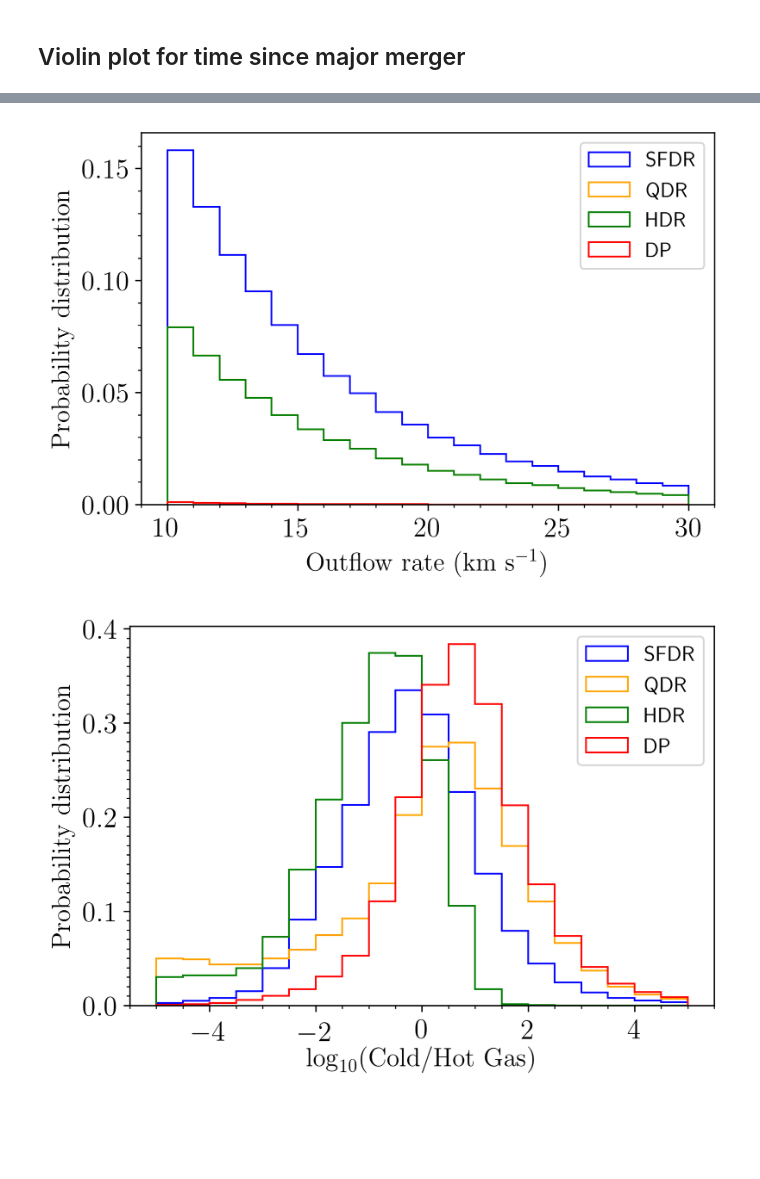
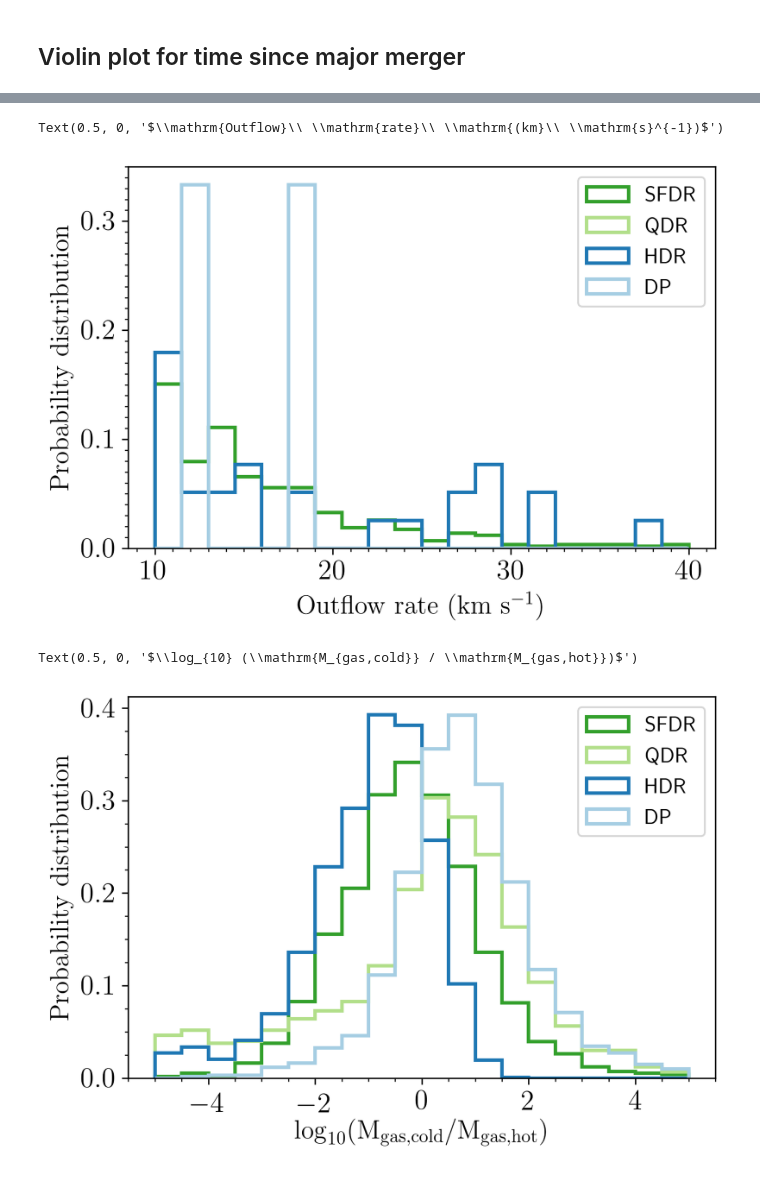
Before and after one commit to darrencroton/sage, a Jupyter notebook: analysis/dust-result.ipynb, the cells around one changed output, grey strips where cells are left out. Cells and saved outputs as stored; diff of their text form; code cells hidden in the pictures; blank space fills up the shorter version.

Commit message:
edit plot style

```diff
--- a/analysis/dust-result.ipynb
+++ b/analysis/dust-result.ipynb
@@ -24,8 +24,8 @@ BoxSize = ((500**3) * (512/512))**(1/3)
 dilute = 5000
 sSFRcut = -11.0
 # %%
-directory = '../../output/test-bulge3/'
-#directory = '../src/auxdata/trees/play2/'
+#directory = '../../output/test-bulge3/'
+directory = '../src/auxdata/trees/play2/'
 #directory1 = '../../output/no-destruct/'
 filename = 'model'
 #redshift = [127.000, 79.998, 50.000, 30.000, 19.916, 18.244, 16.725, 15.343, 14.086, 12.941, 11.897, 10.944, 10.073, 9.278, 8.550, 7.883, 7.272, 6.712, 6.197, 5.724, 5.289, 4.888, 4.520, 4.179, 3.866, 3.576, 3.308, 3.060, 2.831, 2.619, 2.422, 2.239, 2.070, 1.913, 1.766, 1.630, 1.504, 1.386, 1.276, 1.173, 1.078, 0.989, 0.905, 0.828, 0.755, 0.687, 0.624, 0.564, 0.509, 0.457, 0.408, 0.362, 0.320, 0.280, 0.242, 0.208, 0.175, 0.144, 0.116, 0.089, 0.064, 0.041, 0.020, 0.000]
@@ -38,7 +38,7 @@ redshift = [0.000, 1.386, 2.070, 3.060, 4.179, 5.289, 6.197, 7.272] #millennium
 #redshift = [0.000]
 #redshift = [0.000, 1.321, 2.028, 3.037, 4.038, 5.150, 6.022, 7.026] #MDPL
 firstfile = 0
-lastfile = 511
+lastfile = 7
 MaxTreeFiles = lastfile - firstfile + 1
 #print(lbtime)
 # %%
@@ -6958,7 +7017,8 @@ savefig('plots/TimeOfLastMajorMerger-testbulge3.png', bbox_inches='tight')
 # %%
 ax = plt.subplot(111)
 
-w = np.where(G_history[0].StellarMass > 0)[0]
+w = np.where((G_history[0].StellarMass * 1.e10 / Hubble_h > 1.e9) &
+             (G_history[0].ColdGas * 1.e10 / Hubble_h > 1.e8))[0]
 stellarmass = G_history[0].StellarMass[w] * 1.e10 / Hubble_h
 allcolddust = G_history[0].ColdDust[w] * 1.e10 / Hubble_h
 allhotdust = G_history[0].HotDust[w] * 1.e10 / Hubble_h
@@ -6972,42 +7032,48 @@ hotdust = allhotdust[w]/stellarmass[w]
 sfr = allsfr[w]
 rate = allrate[w]
 
 #SFDR
 w = np.where((colddust > 1e-4) & (sfr > -1))[0]
 rate_a = rate[w]
 
 #QDR
 w = np.where((colddust > 1e-4) & (sfr < -1))[0]
 rate_b = rate[w]
 
 #HDR
-w = np.where((colddust > 1e-4) & (hotdust > 1e-4))[0]
+w = np.where((colddust < 1e-4) & (hotdust > 1e-4))[0]
 rate_c = rate[w]
 
 #DP
-w = np.where((colddust > 1e-4) & (hotdust < 1e-4))[0]
+w = np.where((colddust < 1e-4) & (hotdust < 1e-4))[0]
 rate_d = rate[w]
 
 nbins = 20
 outflowrate = [rate_d, rate_c, rate_b, rate_a]
 labels = ['DP', 'HDR', 'QDR', 'SFDR']
-colors = ['red', 'green', 'orange', 'blue']
-plt.hist(outflowrate, nbins, range=(10,30), density=True, histtype='step', stacked=True, color=colors, label=labels)
+colors = ['#a6cee3', '#1f78b4', '#b2df8a','#33a02c']
+plt.hist(outflowrate, nbins, range=(10,40), density=True, histtype='step', color=colors, lw=2, label=labels)
 plt.legend(loc=0)
 
 # Set the x and y axis minor ticks
 ax.xaxis.set_minor_locator(plt.MultipleLocator(1))
 ax.yaxis.set_minor_locator(plt.MultipleLocator(0.01))
 
 plt.ylabel(r'$\mathrm{Probability}\ \mathrm{distribution}$', fontsize=15)
 plt.xlabel(r'$\mathrm{Outflow}\ \mathrm{rate}\ \mathrm{(km}\ \mathrm{s}^{-1})$', fontsize=15)
 
-plt.savefig('plots/outflowrate-testbulge3.png', bbox_inches='tight')
+#plt.savefig('plots/outflowrate-testbulge3.png', bbox_inches='tight')
 # %% [output]
+Text(0.5, 0, '$\\mathrm{Outflow}\\ \\mathrm{rate}\\ \\mathrm{(km}\\ \\mathrm{s}^{-1})$')
-[figure, old version]
+[figure, new version]
 # %%
 ax = plt.subplot(111)
-w = np.where((G_history[0].HotGas > 0) & (G_history[0].ColdGas > 0))[0]
+#w = np.where((G_history[0].HotGas > 0) & (G_history[0].ColdGas > 0))[0]
+
+w = np.where((G_history[0].StellarMass * 1.e10 / Hubble_h > 1.e9) &
+             (G_history[0].ColdGas * 1.e10 / Hubble_h > 1.e8) &
+            (G_history[0].HotGas > 0))[0]
+
 stellarmass = G_history[0].StellarMass[w] * 1.e10 / Hubble_h
 allcolddust = G_history[0].ColdDust[w] * 1.e10 / Hubble_h
 allhotdust = G_history[0].HotDust[w] * 1.e10 / Hubble_h
@@ -7043,20 +7109,21 @@ frac_d = frac[w]
 nbins = 20
 fraction = [frac_d, frac_c, frac_b, frac_a]
 labels = ['DP', 'HDR', 'QDR', 'SFDR']
-colors = ['red', 'green', 'orange', 'blue']
-plt.hist(fraction, nbins, range=(-5,5), density=True, histtype='step', color=colors, label=labels)
+colors = ['#a6cee3', '#1f78b4', '#b2df8a','#33a02c']
+plt.hist(fraction, nbins, range=(-5,5), density=True, histtype='step',color=colors, lw=2.,label=labels)
 plt.legend(loc=0)
 
 # Set the x and y axis minor ticks
 ax.xaxis.set_minor_locator(plt.MultipleLocator(0.5))
-ax.yaxis.set_minor_locator(plt.MultipleLocator(0.01))
+ax.yaxis.set_minor_locator(plt.MultipleLocator(0.025))
 
 plt.ylabel(r'$\mathrm{Probability}\ \mathrm{distribution}$', fontsize=15)
-plt.xlabel(r'$\log_{10} (\mathrm{Cold} / \mathrm{Hot}\ \mathrm{Gas})$', fontsize=15)
+plt.xlabel(r'$\log_{10} (\mathrm{M_{gas,cold}} / \mathrm{M_{gas,hot}})$', fontsize=15)
 
-plt.savefig('plots/hot-cold-gas-testbulge3.png', bbox_inches='tight')
+#plt.savefig('plots/hot-cold-gas-testbulge3.png', bbox_inches='tight')
 # %% [output]
+Text(0.5, 0, '$\\log_{10} (\\mathrm{M_{gas,cold}} / \\mathrm{M_{gas,hot}})$')
-[figure, old version]
+[figure, new version]
 # %%
 fig, axes = plt.subplots(2, 2, sharex=True, sharey=True, figsize=(8, 5))
 for i in range(4):
```
Also changed, not shown: parts of 15 cells of this notebook.
